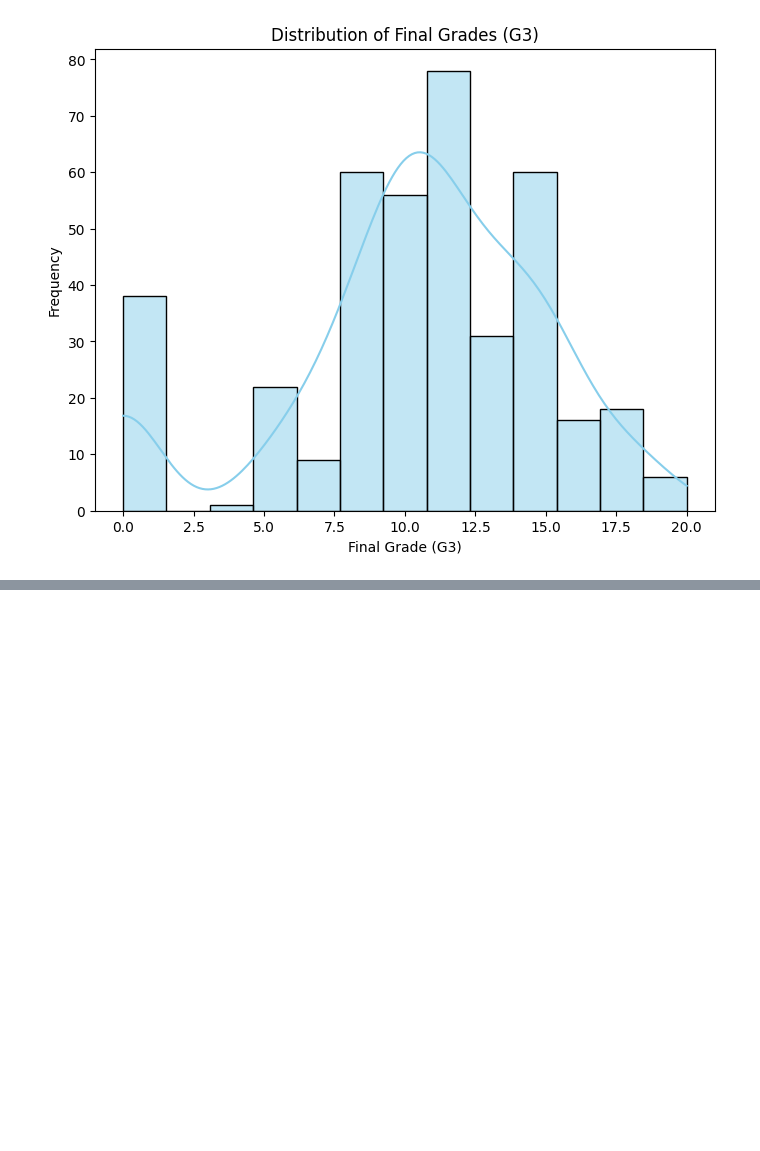
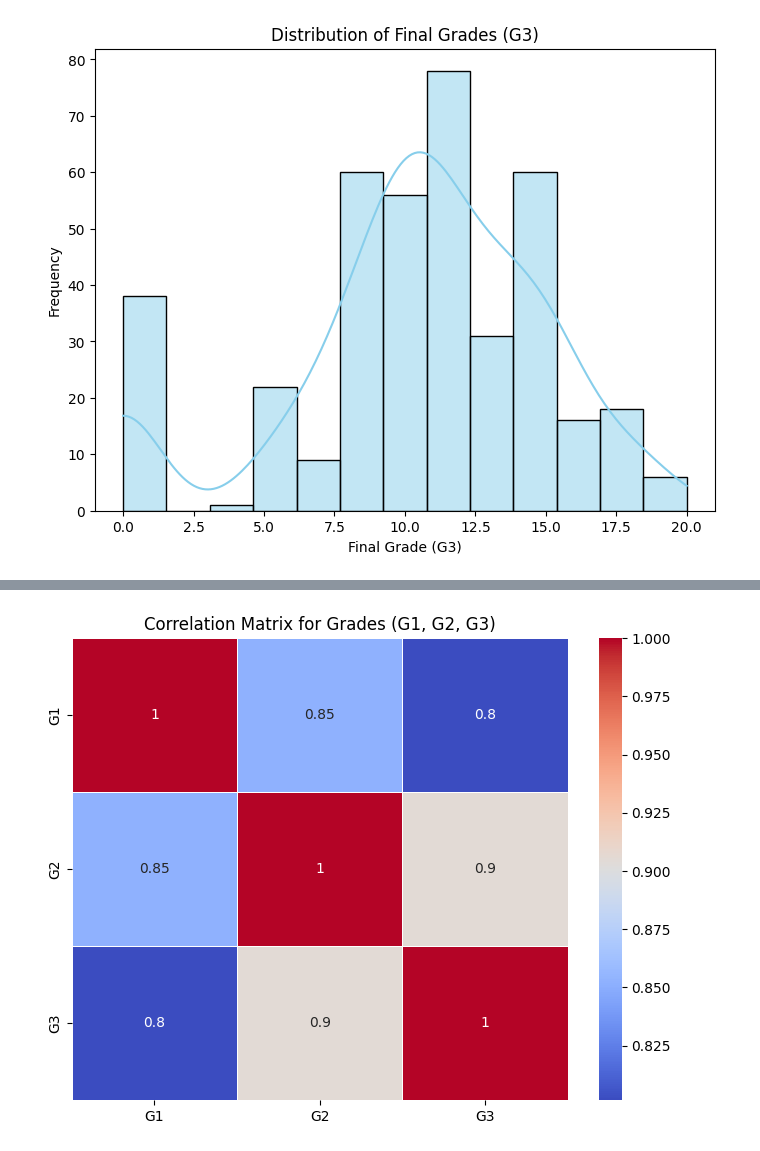
Before and after one commit to ReapredatoR/CodeAlpha_Predictive_Modeling_with_Linear-Regression, a Jupyter notebook: main.ipynb, the cells around one changed output, grey strips where cells are left out. Cells and saved outputs as stored; diff of their text form; code cells hidden in the pictures; blank space fills up the shorter version.

```diff
--- a/main.ipynb
+++ b/main.ipynb
@@ -118,0 +145,11 @@ plt.show()
+# %%
+# Calculating correlation matrix
+correlation_matrix = df[['G1', 'G2', 'G3']].corr()
+
+# Plotting heatmap for correlation matrix
+plt.figure(figsize=(8, 6))
+sns.heatmap(correlation_matrix, annot=True, cmap='coolwarm', linewidths=.5)
+plt.title('Correlation Matrix for Grades (G1, G2, G3)')
+plt.show()
+# %% [output]
+[figure, added]
```
Also changed, not shown: parts of 3 cells of this notebook.
